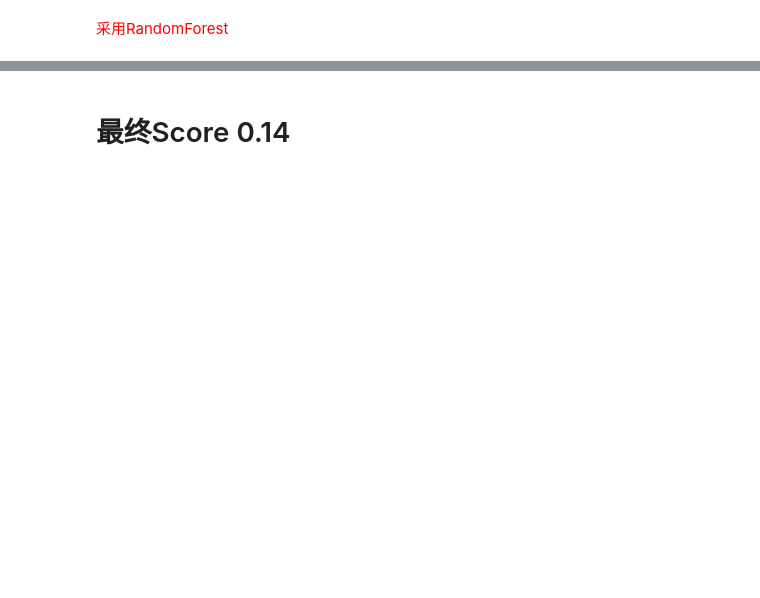
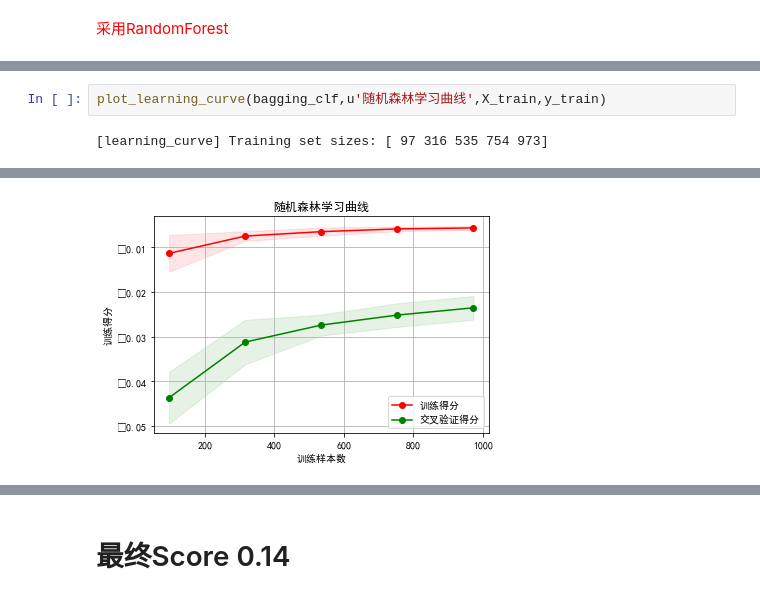
Before and after one commit to JJXiangJiaoJun/house_price_predict, a Jupyter notebook: typical_regression.ipynb, the cells around one changed output, grey strips where cells are left out. Drawn from its saved outputs; the diff is of its cells as text; blank space fills up the shorter version.

```diff
--- a/typical_regression.ipynb
+++ b/typical_regression.ipynb
@@ -676,0 +816,4 @@ BaggingRegressor(base_estimator=Ridge(alpha=15, copy_X=True, fit_intercept=True,
+# %%
+plot_learning_curve(bagging_clf,u'随机森林学习曲线',X_train,y_train)
+# %% [output]
+[learning_curve] Training set sizes: [ 97 316 535 754 973]
@@ -677 +822,2 @@ BaggingRegressor(base_estimator=Ridge(alpha=15, copy_X=True, fit_intercept=True,
+[figure, added]
 # %%
```
Also changed, not shown: parts of 43 cells of this notebook, 2 other files.
